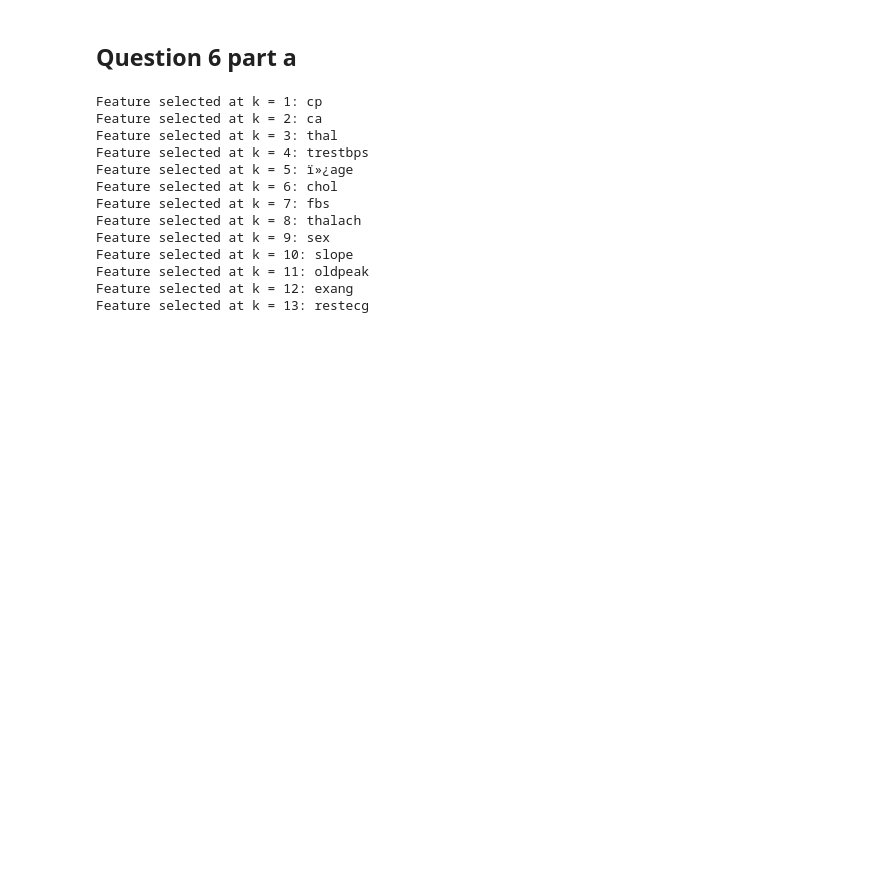
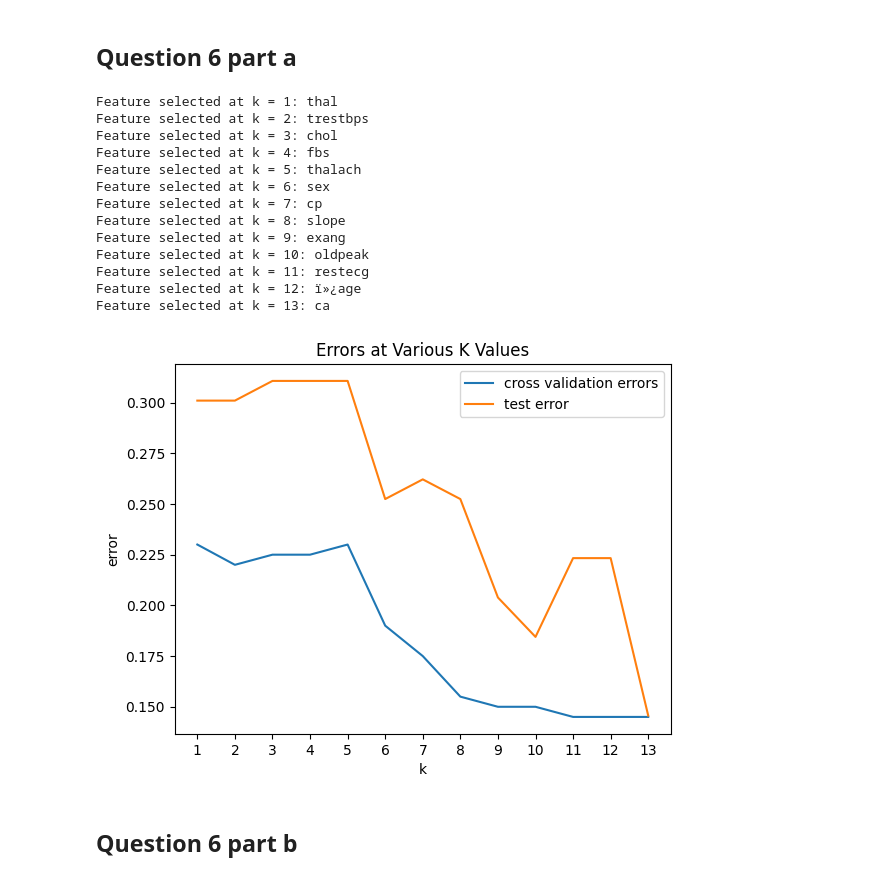
Before and after one commit to pdn002/CSE151A-HW5, a Jupyter notebook: hw5.ipynb, the cells around one changed output. Saved outputs shown, nothing was run; the diff lists cells and outputs as text; code cells hidden in the pictures; blank space fills up the shorter version.

Commit message:
finishe question 6 part b

```diff
--- a/hw5.ipynb
+++ b/hw5.ipynb
@@ -103,8 +104,11 @@ array(['sex', 'trestbps'], dtype='<U8')
 not_s = training_data
 not_s_feature_names = column_names
 
+test_data_copy = test_data
+
 # find the first feature to be in S
 min_error = 1
+min_test_error = 1
 min_feature = 0
 for j in range(len(not_s[0])):
     k = 5
@@ -119,7 +123,11 @@ for j in range(len(not_s[0])):
     average_error = total_error / 5
     if average_error < min_error:
         min_error = average_error
+        min_test_error = 1 - sparse_model.score(test_data_copy[:, j:j+1], test_labels)
         min_feature = j
+
+cross_errors = np.array([min_error])
+test_errors = np.array([min_test_error])
 
 print('Feature selected at k = 1: ' + not_s_feature_names[min_feature])
 
@@ -131,9 +139,13 @@ not_s_feature_names = np.delete(not_s_feature_names, min_feature)
 s = not_s[:, min_feature:min_feature+1]
 not_s = np.delete(not_s, min_feature, axis=1)
 
+selected_test_data = test_data_copy[:, min_feature:min_feature+1]
+test_data_copy = np.delete(test_data_copy, min_feature, axis=1)
+
 # find all the next features to be in S
 for h in range(len(not_s[0])):
     min_error = 1
+    min_test_error = 1
     min_feature = 0
     for j in range(len(not_s[0])):
         k = 5
@@ -147,25 +159,50 @@ for h in range(len(not_s[0])):
         average_error = total_error / 5
         if average_error < min_error:
             min_error = average_error
+            min_test_error = 1 - sparse_model.score(np.hstack((selected_test_data, test_data_copy[:,j:j+1])), test_labels)
             min_feature = j
+
+    cross_errors = np.append(cross_errors, [min_error])
+    test_errors = np.append(test_errors, [min_test_error])
 
     print('Feature selected at k = ' + str(h+2) + ': ' + not_s_feature_names[min_feature])
 
     s_feature_names = np.append(s_feature_names, not_s_feature_names[min_feature])
     not_s_feature_names = np.delete(not_s_feature_names, min_feature)
+
     s = np.hstack((s, not_s[:, min_feature:min_feature+1]))
     not_s = np.delete(not_s, min_feature, axis=1)
+
+    selected_test_data = np.hstack((selected_test_data, test_data_copy[:, min_feature:min_feature+1]))
+    test_data_copy = np.delete(test_data_copy, min_feature, axis=1)
 # %% [output]
-Feature selected at k = 1: cp
-Feature selected at k = 2: ca
-Feature selected at k = 3: thal
-Feature selected at k = 4: trestbps
-Feature selected at k = 5: ï»¿age
-Feature selected at k = 6: chol
-Feature selected at k = 7: fbs
-Feature selected at k = 8: thalach
-Feature selected at k = 9: sex
-Feature selected at k = 10: slope
-Feature selected at k = 11: oldpeak
-Feature selected at k = 12: exang
-Feature selected at k = 13: restecg
+Feature selected at k = 1: thal
+Feature selected at k = 2: trestbps
+Feature selected at k = 3: chol
+Feature selected at k = 4: fbs
+Feature selected at k = 5: thalach
+Feature selected at k = 6: sex
+Feature selected at k = 7: cp
+Feature selected at k = 8: slope
+Feature selected at k = 9: exang
+Feature selected at k = 10: oldpeak
+Feature selected at k = 11: restecg
+Feature selected at k = 12: ï»¿age
+Feature selected at k = 13: ca
+# %%
+# plot test error and cross validation error
+
+fig, ax = plt.subplots()
+
+ax.plot(range(1,14), cross_errors, label='cross validation errors')
+ax.plot(range(1,14), test_errors, label='test error')
+ax.legend()
+ax.set_xticks(range(1,14))
+ax.set_xlabel('k')
+ax.set_ylabel('error')
+ax.set_title('Errors at Various K Values')
+plt.show()
+# %% [output]
+[figure, added]
+# %% [markdown]
+## Question 6 part b
```
Also changed, not shown: parts of 5 cells of this notebook.
